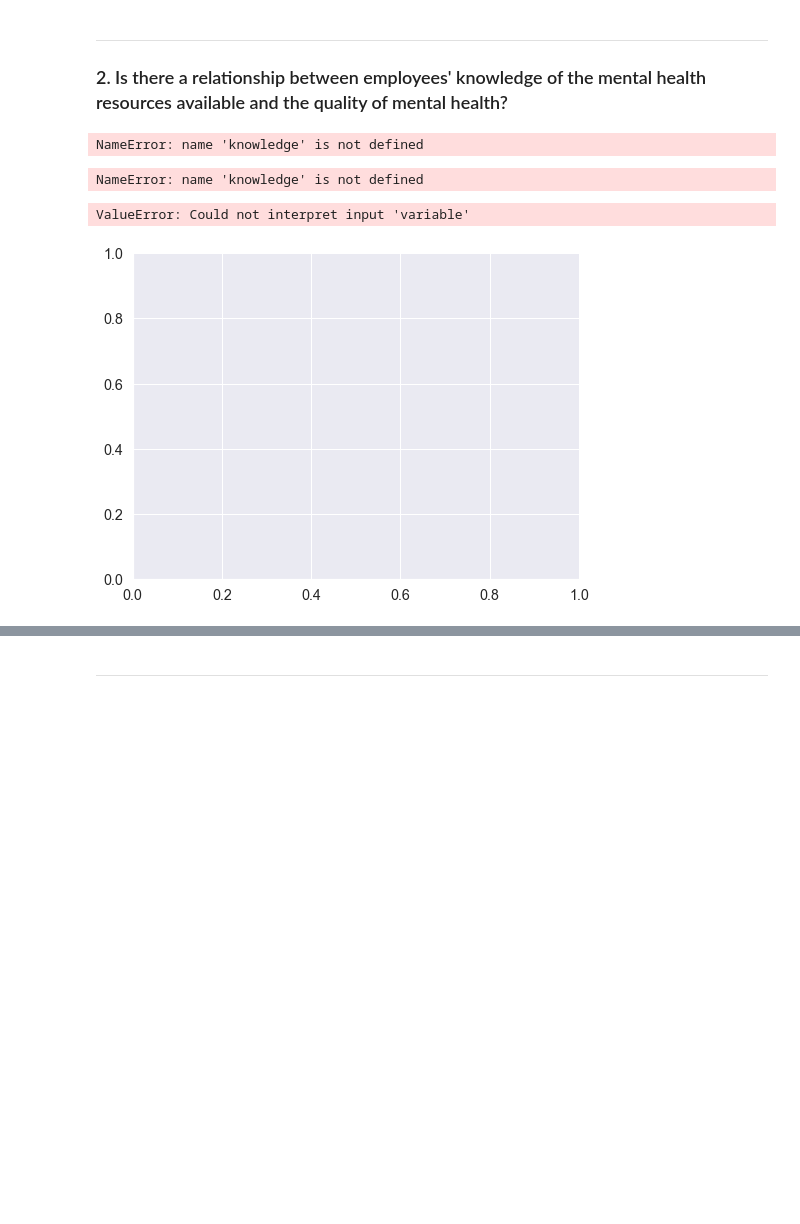
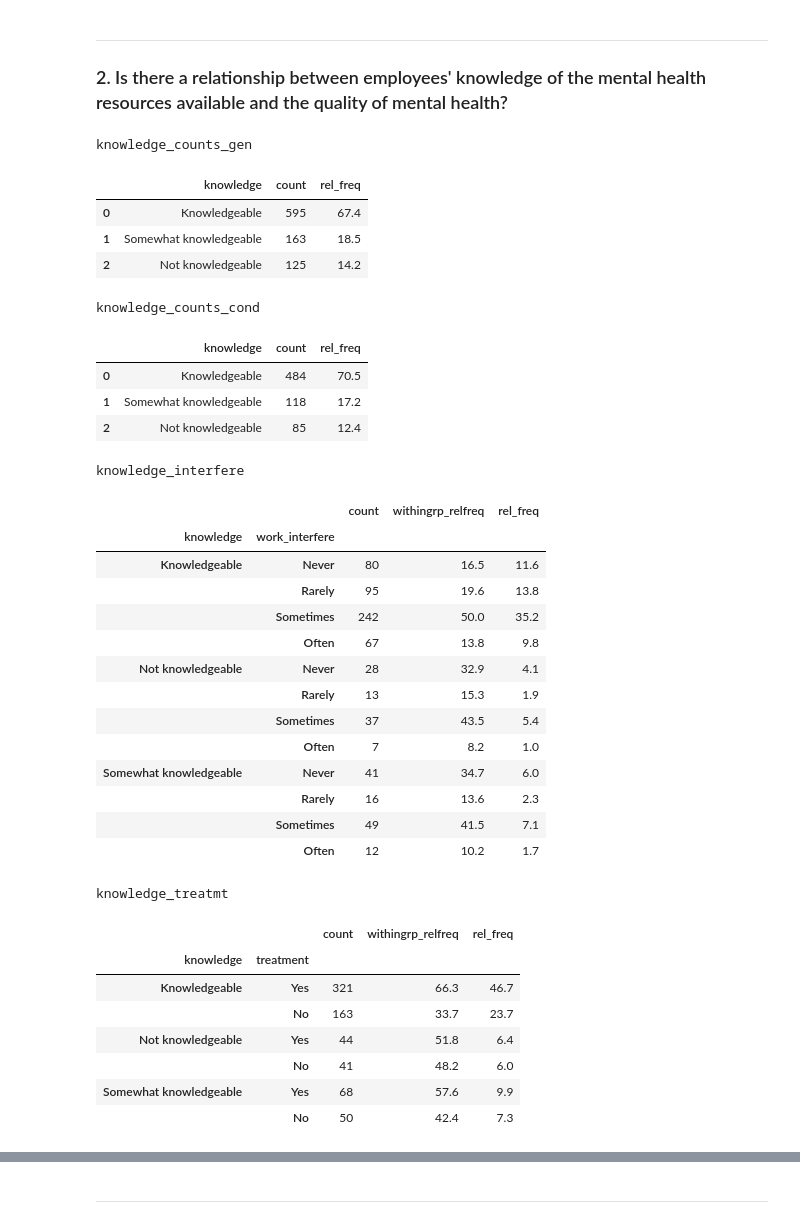
Before and after one commit to cltomiyama/MentalHealthSurvey_analysis, a Jupyter notebook: analysis/gale/analysis_notebook_gc.ipynb, the cells around one changed output, grey strips where cells are left out. Drawn from its saved outputs; the diff is of its cells as text; code cells hidden in the pictures; blank space fills up the shorter version.

```diff
--- a/analysis/gale/analysis_notebook_gc.ipynb
+++ b/analysis/gale/analysis_notebook_gc.ipynb
@@ -452,23 +458,3 @@ plt.tight_layout()
 ---
 
 ### 2. Is there a relationship between employees' knowledge of the mental health resources available and the quality of mental health?
-# %%
-# reference: https://stackoverflow.com/questions/51211538/pandas-seaborn-countplot-from-several-columns
-
-knowledge_counts = pfg.make_count_df(mh, 'knowledge')
-
-
-display('knowledge', 'knowledge_counts')
-# %% [output]
-NameError: name 'knowledge' is not defined
-NameError: name 'knowledge' is not defined
-# %%
-fig, ax = plt.subplots(figsize=(8,6))
-
-g = sns.barplot(data=knowledge_counts, x='count', hue='variable')
-g.legend(title='Types of mental health resources', bbox_to_anchor=(1,1), edgecolor='1')
-g.set_xlabel('Responses') and g.set_ylabel('Count')
-g.set_title('Responses to different variables assessing mental health resources', y=1.02)
-# %% [output]
-ValueError: Could not interpret input 'variable'
-[figure, removed]
@@ -490,0 +461,59 @@ display('interfere_knowledge', 'interfere_knowledge_idx')
+# %%
+# reference: https://stackoverflow.com/questions/51211538/pandas-seaborn-countplot-from-several-columns
+# counts and relative frequencies
+
+# overall counts
+knowledge_counts_gen = pfg.make_count_df(mh, 'knowledge')
+knowledge_counts_cond = pfg.make_count_df(mh_filtered_condition,'knowledge')
+
+# knowledge + work_interfere
+knowledge_interfere = (pfg.grouped_count_df(mh_filtered_condition,'knowledge', 'work_interfere')
+                       .reindex(sorted_freq_labels, level=1))
+pfg.rel_freq_within_grp(knowledge_interfere)
+pfg.make_relfreq_col(knowledge_interfere)
+
+knowledge_interfere_idx = knowledge_interfere.reset_index()
+
+# knowledge + treatment
+knowledge_treatmt = pfg.grouped_count_df(mh_filtered_condition,'knowledge', 'treatment')
+pfg.rel_freq_within_grp(knowledge_treatmt)
+pfg.make_relfreq_col(knowledge_treatmt)
+
+knowledge_treatmt_idx = knowledge_treatmt.reset_index()
+
+display('knowledge_counts_gen','knowledge_counts_cond', 'knowledge_interfere', 'knowledge_treatmt')
+# %% [output]
+knowledge_counts_gen
+|  | knowledge | count | rel_freq |
+| 0 | Knowledgeable | 595 | 67.4 |
+| 1 | Somewhat knowledgeable | 163 | 18.5 |
+| 2 | Not knowledgeable | 125 | 14.2 |
+knowledge_counts_cond
+|  | knowledge | count | rel_freq |
+| 0 | Knowledgeable | 484 | 70.5 |
+| 1 | Somewhat knowledgeable | 118 | 17.2 |
+| 2 | Not knowledgeable | 85 | 12.4 |
+knowledge_interfere
+|  |  | count | withingrp_relfreq | rel_freq |
+| knowledge | work_interfere |  |  |  |
+| Knowledgeable | Never | 80 | 16.5 | 11.6 |
+|  | Rarely | 95 | 19.6 | 13.8 |
+|  | Sometimes | 242 | 50.0 | 35.2 |
+|  | Often | 67 | 13.8 | 9.8 |
+| Not knowledgeable | Never | 28 | 32.9 | 4.1 |
+|  | Rarely | 13 | 15.3 | 1.9 |
+|  | Sometimes | 37 | 43.5 | 5.4 |
+|  | Often | 7 | 8.2 | 1.0 |
+| Somewhat knowledgeable | Never | 41 | 34.7 | 6.0 |
+|  | Rarely | 16 | 13.6 | 2.3 |
+|  | Sometimes | 49 | 41.5 | 7.1 |
+|  | Often | 12 | 10.2 | 1.7 |
+knowledge_treatmt
+|  |  | count | withingrp_relfreq | rel_freq |
+| knowledge | treatment |  |  |  |
+| Knowledgeable | Yes | 321 | 66.3 | 46.7 |
+|  | No | 163 | 33.7 | 23.7 |
+| Not knowledgeable | Yes | 44 | 51.8 | 6.4 |
+|  | No | 41 | 48.2 | 6.0 |
+| Somewhat knowledgeable | Yes | 68 | 57.6 | 9.9 |
+|  | No | 50 | 42.4 | 7.3 |
```
Also changed, not shown: parts of 11 cells of this notebook.
